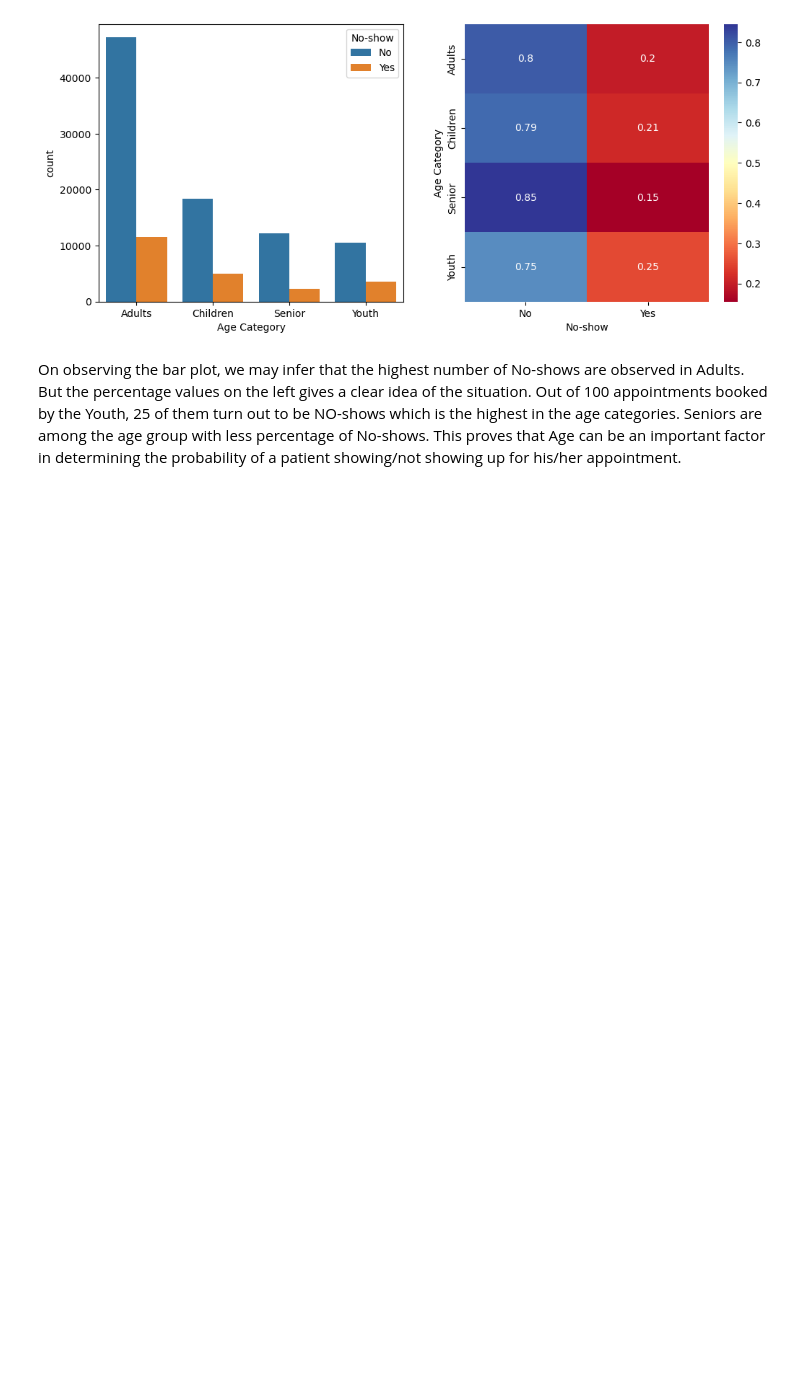
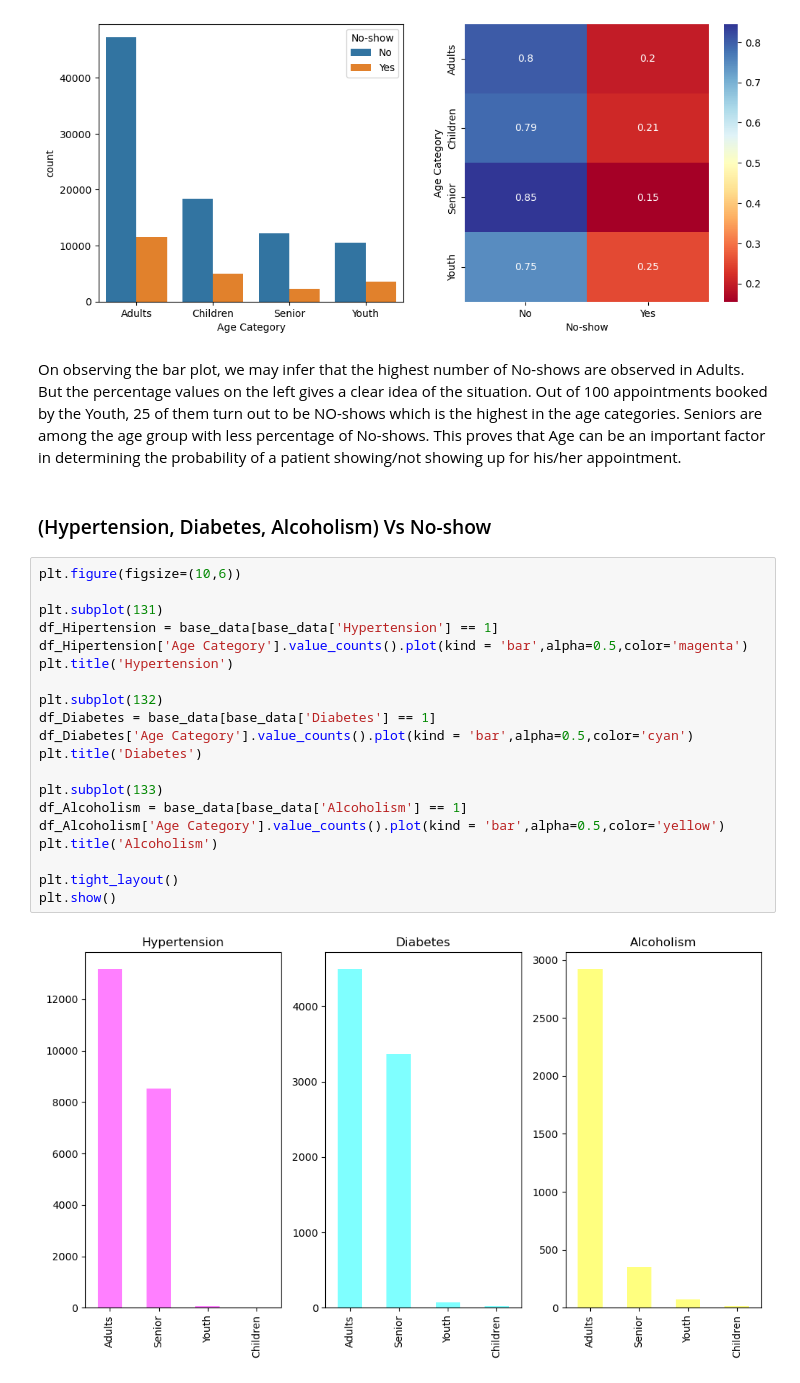
Before and after one commit to Milan1508/HealthCare_Data_Analysis, a Jupyter notebook: healthcare.ipynb, the cells around one changed output. Drawn from its saved outputs; the diff is of its cells as text; blank space fills up the shorter version.

```diff
--- a/healthcare.ipynb
+++ b/healthcare.ipynb
@@ -402,3 +402,27 @@ plt.show()
 [figure]
 # %% [markdown]
 On observing the bar plot, we may infer that the highest number of No-shows are observed in Adults. But the percentage values on the left gives a clear idea of the situation. Out of 100 appointments booked by the Youth, 25 of them turn out to be NO-shows which is the highest in the age categories. Seniors are among the age group with less percentage of No-shows. This proves that Age can be an important factor in determining the probability of a patient showing/not showing up for his/her appointment.
+# %% [markdown]
+### (Hypertension, Diabetes, Alcoholism) Vs No-show
+# %%
+plt.figure(figsize=(10,6))
+
+plt.subplot(131)
+df_Hipertension = base_data[base_data['Hypertension'] == 1]
+df_Hipertension['Age Category'].value_counts().plot(kind = 'bar',alpha=0.5,color='magenta')
+plt.title('Hypertension')
+
+plt.subplot(132)
+df_Diabetes = base_data[base_data['Diabetes'] == 1]
+df_Diabetes['Age Category'].value_counts().plot(kind = 'bar',alpha=0.5,color='cyan')
+plt.title('Diabetes')
+
+plt.subplot(133)
+df_Alcoholism = base_data[base_data['Alcoholism'] == 1]
+df_Alcoholism['Age Category'].value_counts().plot(kind = 'bar',alpha=0.5,color='yellow')
+plt.title('Alcoholism')
+
+plt.tight_layout()
+plt.show()
+# %% [output]
+[figure, added]
```
Also changed, not shown: parts of 2 cells of this notebook.
